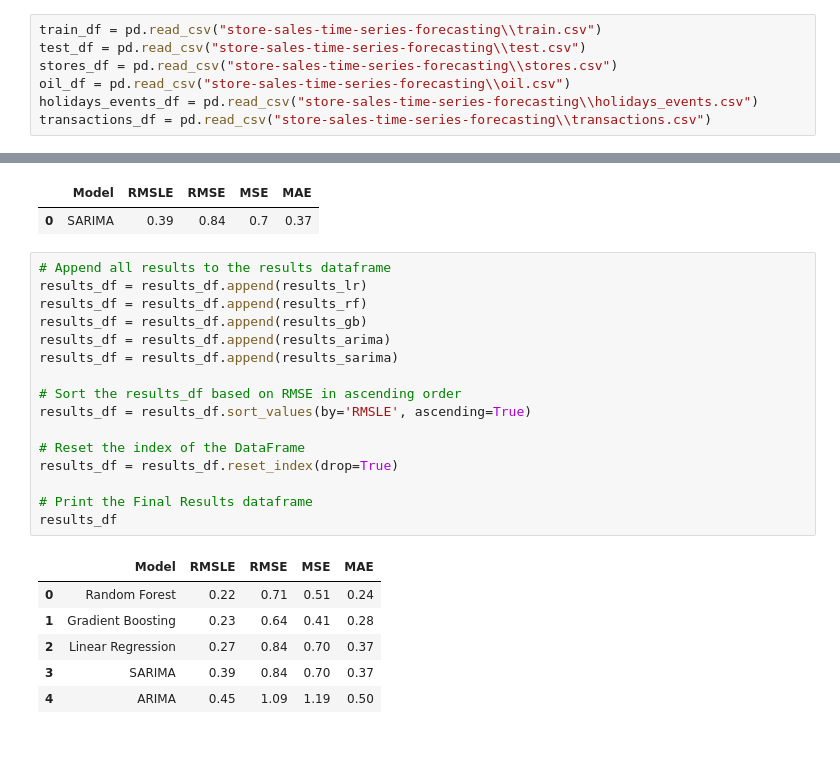
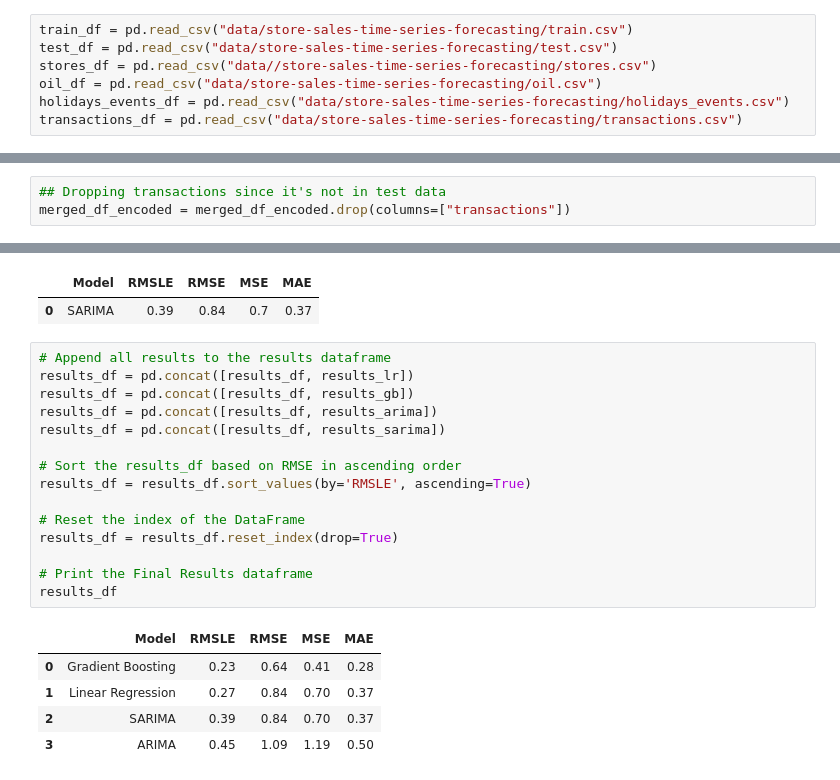
Before and after one commit to kovisha/TimeSeriesADM, a Jupyter notebook: FinalTest.ipynb, the cells around one changed output, grey strips where cells are left out. Drawn from its saved outputs; the diff is of its cells as text; blank space fills up the shorter version.

Commit message:
test data modification

```diff
--- a/FinalTest.ipynb
+++ b/FinalTest.ipynb
@@ -35,12 +35,12 @@ import warnings
 
 warnings.filterwarnings("ignore")
 # %%
-train_df = pd.read_csv("store-sales-time-series-forecasting\\train.csv")
-test_df = pd.read_csv("store-sales-time-series-forecasting\\test.csv")
-stores_df = pd.read_csv("store-sales-time-series-forecasting\\stores.csv")
-oil_df = pd.read_csv("store-sales-time-series-forecasting\\oil.csv")
-holidays_events_df = pd.read_csv("store-sales-time-series-forecasting\\holidays_events.csv")
-transactions_df = pd.read_csv("store-sales-time-series-forecasting\\transactions.csv")
+train_df = pd.read_csv("data/store-sales-time-series-forecasting/train.csv")
+test_df = pd.read_csv("data/store-sales-time-series-forecasting/test.csv")
+stores_df = pd.read_csv("data//store-sales-time-series-forecasting/stores.csv")
+oil_df = pd.read_csv("data/store-sales-time-series-forecasting/oil.csv")
+holidays_events_df = pd.read_csv("data/store-sales-time-series-forecasting/holidays_events.csv")
+transactions_df = pd.read_csv("data/store-sales-time-series-forecasting/transactions.csv")
 # %%
 # Print out the shapes of the train and test datasets
 print(f"Train Dataset: {train_df.shape}")
@@ -1128,6 +1161,9 @@ test_df_encoded.head()
 | 4 | 1 | 0 | 2017 | 8 | 16 | 0.0 | 0.0 | ... |
 # %% [markdown]
 Modelling
+# %%
+## Dropping transactions since it's not in test data
+merged_df_encoded = merged_df_encoded.drop(columns=["transactions"])
 # %%
 train_set = merged_df_encoded.loc[merged_df_encoded['year'].isin([2013, 2014, 2015, 2016])]
 eval_set = merged_df_encoded.loc[merged_df_encoded['year'] == 2017]
@@ -1349,27 +1385,25 @@ results_sarima
 | 0 | SARIMA | 0.39 | 0.84 | 0.7 | 0.37 |
 # %%
 # Append all results to the results dataframe
-results_df = results_df.append(results_lr)
-results_df = results_df.append(results_rf)
-results_df = results_df.append(results_gb)
-results_df = results_df.append(results_arima)
-results_df = results_df.append(results_sarima)
+results_df = pd.concat([results_df, results_lr])
+results_df = pd.concat([results_df, results_gb])
+results_df = pd.concat([results_df, results_arima])
+results_df = pd.concat([results_df, results_sarima])
 
 # Sort the results_df based on RMSE in ascending order
 results_df = results_df.sort_values(by='RMSLE', ascending=True)
 
 # Reset the index of the DataFrame
 results_df = results_df.reset_index(drop=True)
 
 # Print the Final Results dataframe
 results_df
 # %% [output]
 |  | Model | RMSLE | RMSE | MSE | MAE |
-| 0 | Random Forest | 0.22 | 0.71 | 0.51 | 0.24 |
-| 1 | Gradient Boosting | 0.23 | 0.64 | 0.41 | 0.28 |
-| 2 | Linear Regression | 0.27 | 0.84 | 0.70 | 0.37 |
-| 3 | SARIMA | 0.39 | 0.84 | 0.70 | 0.37 |
-| 4 | ARIMA | 0.45 | 1.09 | 1.19 | 0.50 |
+| 0 | Gradient Boosting | 0.23 | 0.64 | 0.41 | 0.28 |
+| 1 | Linear Regression | 0.27 | 0.84 | 0.70 | 0.37 |
+| 2 | SARIMA | 0.39 | 0.84 | 0.70 | 0.37 |
+| 3 | ARIMA | 0.45 | 1.09 | 1.19 | 0.50 |
 # %%
 # Define the parameter grid for tuning the random forest model
 param_grid_rf = {
```
Also changed, not shown: parts of 60 cells of this notebook, 3 other files.
